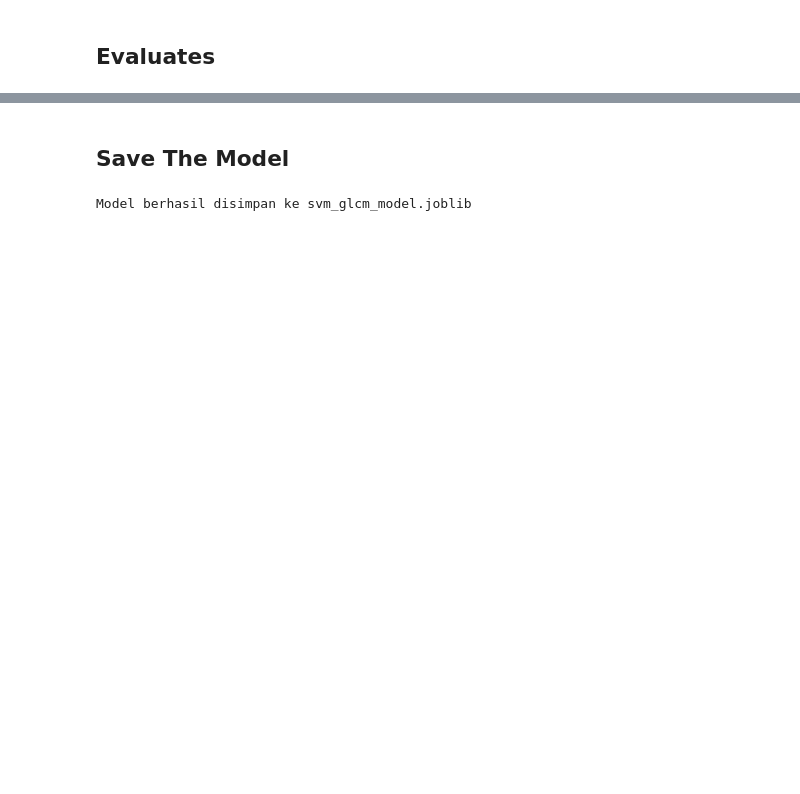
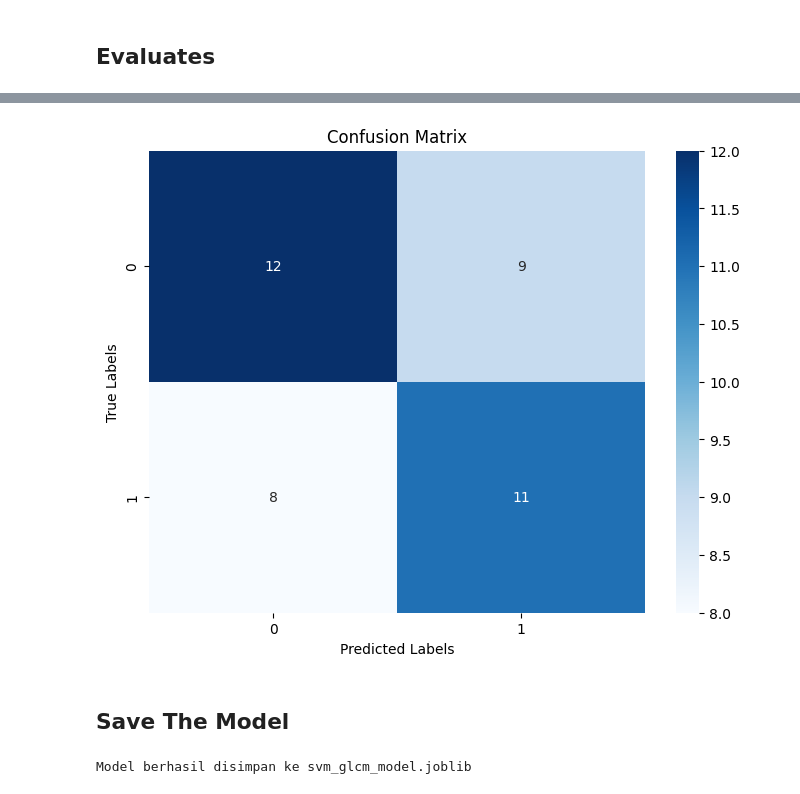
Before and after one commit to AlbiAkhsanul/Batik-Classifier-Model, a Jupyter notebook: Models/GLCM.ipynb, the cells around one changed output, grey strips where cells are left out. Drawn from its saved outputs; the diff is of its cells as text; code cells hidden in the pictures; blank space fills up the shorter version.

```diff
--- a/Models/GLCM.ipynb
+++ b/Models/GLCM.ipynb
@@ -113,5 +102,2 @@ y_test (10 baris pertama):
 # %% [markdown]
 ## Train SVM
-# %%
-clf = SVC(kernel='linear', probability=True)
-clf.fit(X_train, y_train)
@@ -119,0 +104,13 @@ SVC(kernel='linear', probability=True)
+# %%
+from sklearn.model_selection import GridSearchCV
+from sklearn.svm import SVC
+
+param_grid = {
+    'C': [0.1, 1, 10],
+    'kernel': ['linear', 'rbf'],
+    'gamma': ['scale', 'auto']
+}
+
+grid = GridSearchCV(SVC(), param_grid, cv=5)
+grid.fit(X_train_pca, y_train)
+print("Best params:", grid.best_params_)
@@ -119,0 +119,6 @@ SVC(kernel='linear', probability=True)
+# %%
+from sklearn.svm import SVC
+
+# Gunakan parameter terbaik dari GridSearchCV
+best_model = SVC(C=1, kernel='rbf', gamma='auto')
+best_model.fit(X_train_pca, y_train)
@@ -127,0 +129,7 @@ Accuracy: 52.08%
+# %%
+# Evaluasi model
+y_pred = best_model.predict(X_test_pca)
+
+from sklearn.metrics import classification_report, confusion_matrix
+print("Akurasi:", accuracy_score(y_test, y_pred))
+print(classification_report(y_test, y_pred))
@@ -128,3 +146,20 @@ Accuracy: 52.08%
+# %%
+import matplotlib.pyplot as plt
+import seaborn as sns
+from sklearn.metrics import confusion_matrix
+
+# Buat confusion matrix
+cm = confusion_matrix(y_test, y_pred)
+
+# Visualisasikan dengan heatmap
+plt.figure(figsize=(8,6))
+sns.heatmap(cm, annot=True, fmt='d', cmap='Blues')
+plt.xlabel('Predicted Labels')
+plt.ylabel('True Labels')
+plt.title('Confusion Matrix')
+plt.show()
+# %% [output]
+[figure, added]
 # %% [markdown]
 ## Save The Model
 # %%
```
Also changed, not shown: parts of 13 cells of this notebook, 2 other files.
